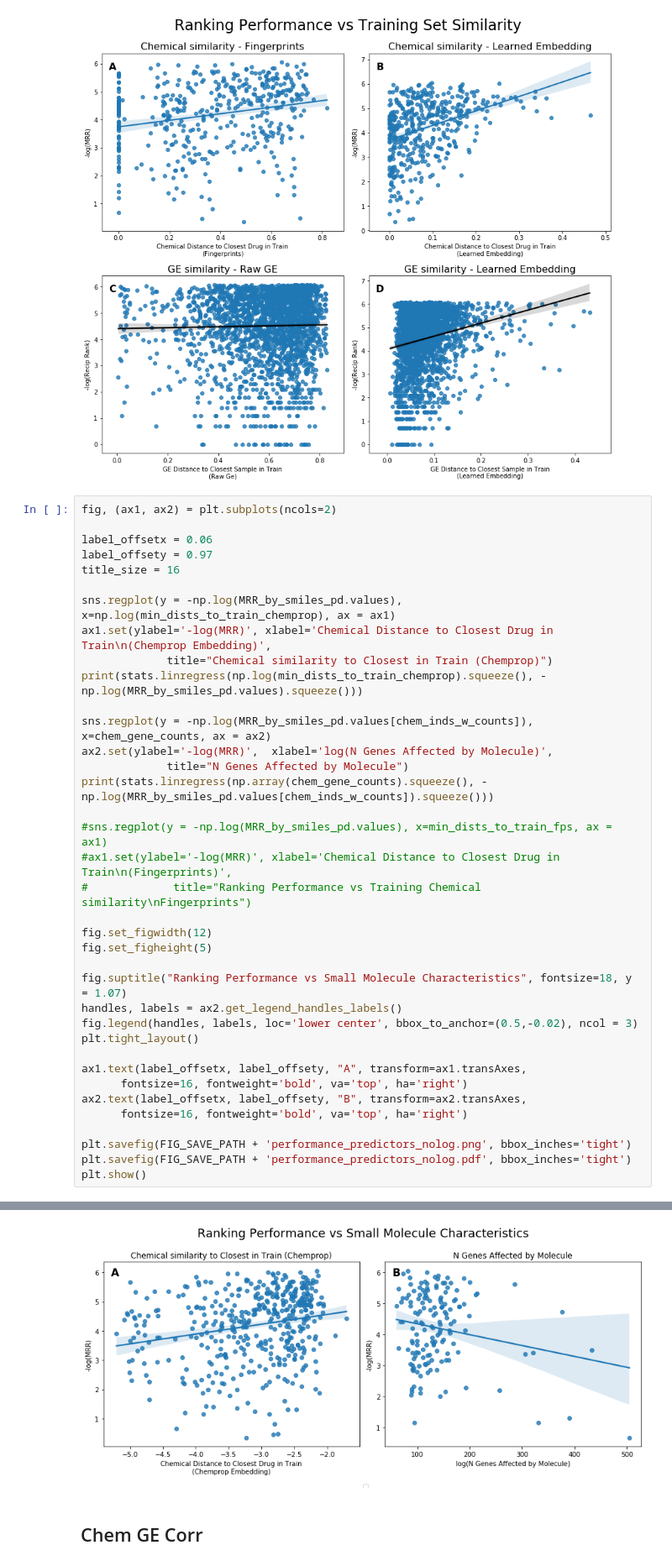
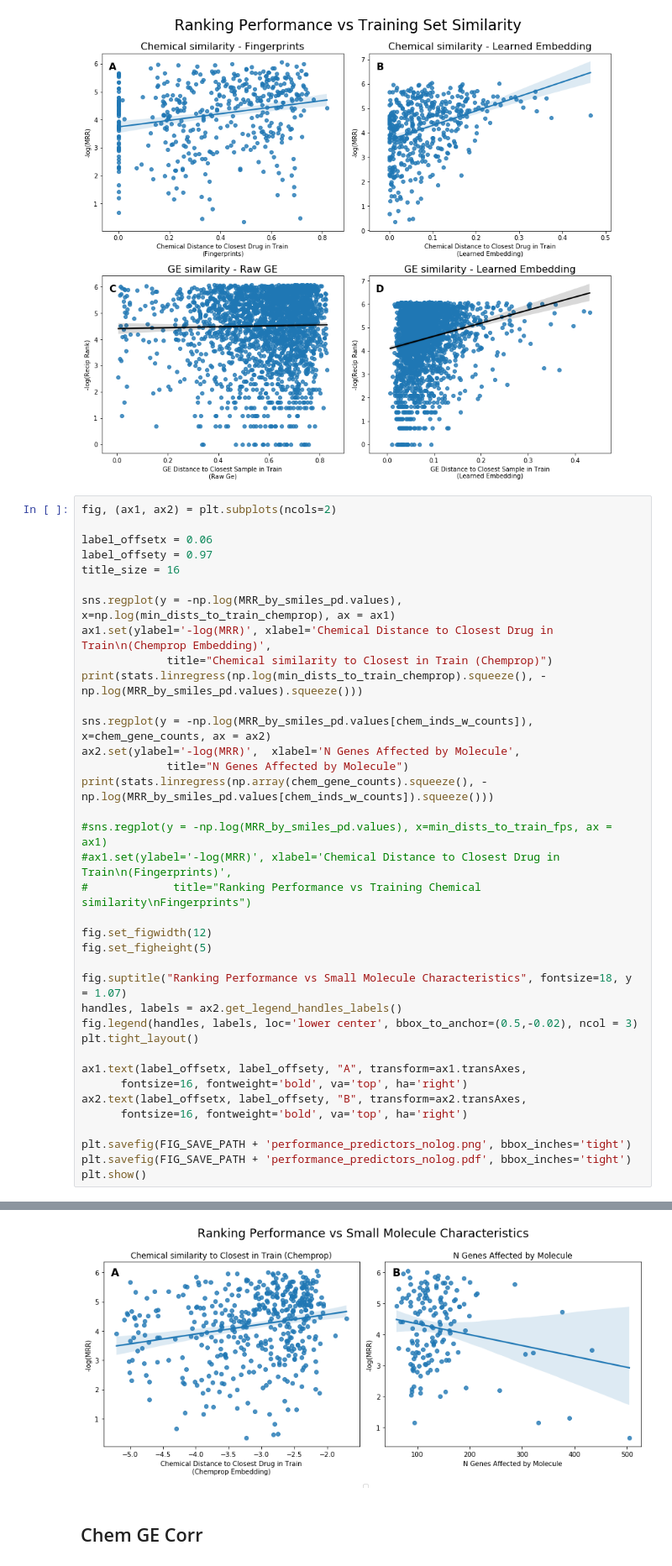
Before and after one commit to sgfin/molecule_ge_coordinated_embeddings, a Jupyter notebook: notebooks/results_drug_cell_split.ipynb, the cells around one changed output, grey strips where cells are left out. Shown at 84% size. Cells and saved outputs as stored; diff of their text form.

```diff
--- a/notebooks/results_drug_cell_split.ipynb
+++ b/notebooks/results_drug_cell_split.ipynb
@@ -1518,35 +1518,35 @@ ax1.set(ylabel='-log(MRR)', xlabel='Chemical Distance to Closest Drug in Train\n
              title="Chemical similarity to Closest in Train (Chemprop)")
 print(stats.linregress(np.log(min_dists_to_train_chemprop).squeeze(), -np.log(MRR_by_smiles_pd.values).squeeze()))
 
 sns.regplot(y = -np.log(MRR_by_smiles_pd.values[chem_inds_w_counts]), x=chem_gene_counts, ax = ax2)
-ax2.set(ylabel='-log(MRR)',  xlabel='log(N Genes Affected by Molecule)',
+ax2.set(ylabel='-log(MRR)',  xlabel='N Genes Affected by Molecule',
              title="N Genes Affected by Molecule")
 print(stats.linregress(np.array(chem_gene_counts).squeeze(), -np.log(MRR_by_smiles_pd.values[chem_inds_w_counts]).squeeze()))
 
 #sns.regplot(y = -np.log(MRR_by_smiles_pd.values), x=min_dists_to_train_fps, ax = ax1)
 #ax1.set(ylabel='-log(MRR)', xlabel='Chemical Distance to Closest Drug in Train\n(Fingerprints)',
 #             title="Ranking Performance vs Training Chemical similarity\nFingerprints")
 
 fig.set_figwidth(12)
 fig.set_figheight(5)
 
 fig.suptitle("Ranking Performance vs Small Molecule Characteristics", fontsize=18, y = 1.07)
 handles, labels = ax2.get_legend_handles_labels()
 fig.legend(handles, labels, loc='lower center', bbox_to_anchor=(0.5,-0.02), ncol = 3)
 plt.tight_layout()
 
 ax1.text(label_offsetx, label_offsety, "A", transform=ax1.transAxes,
       fontsize=16, fontweight='bold', va='top', ha='right')
 ax2.text(label_offsetx, label_offsety, "B", transform=ax2.transAxes,
       fontsize=16, fontweight='bold', va='top', ha='right')
 
 plt.savefig(FIG_SAVE_PATH + 'performance_predictors_nolog.png', bbox_inches='tight')
 plt.savefig(FIG_SAVE_PATH + 'performance_predictors_nolog.pdf', bbox_inches='tight')
 plt.show()
 # %% [output]
 LinregressResult(slope=0.3355642314518973, intercept=5.2341215435786195, rvalue=0.21559346533733914, pvalue=5.427065480716837e-06, stderr=0.0728719213613285)
 LinregressResult(slope=-0.003505975262097554, intercept=4.694943493630996, rvalue=-0.1959292688789669, pvalue=0.015215453791359626, stderr=0.0014279760718096928)
-[figure, old version]
+[figure, new version]
 # %% [markdown]
 ## Chem GE Corr
 # %%
```
